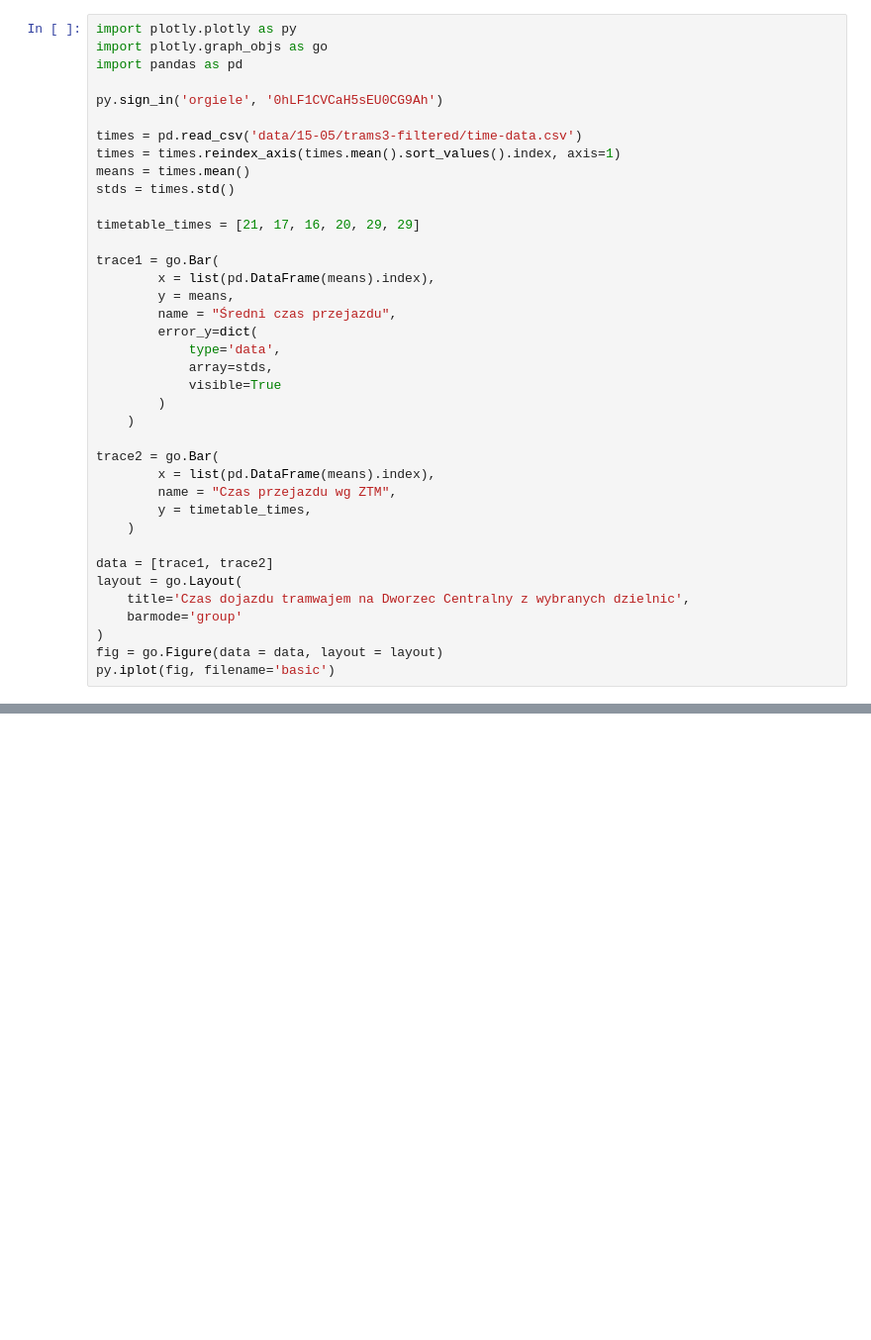
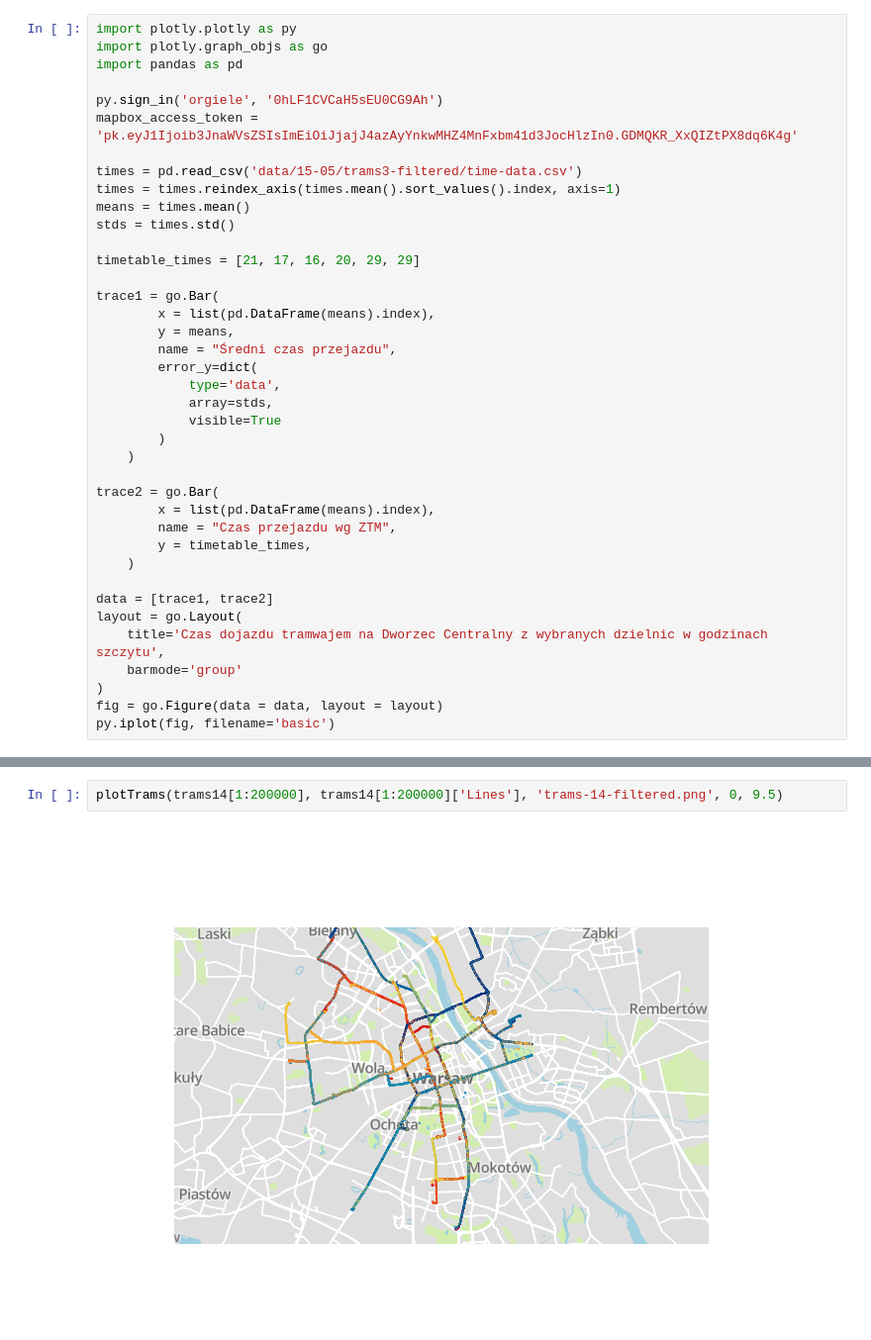
Before and after one commit to L-Dogg/pdrpy_ztm, a Jupyter notebook: trams.ipynb, the cells around one changed output, grey strips where cells are left out. Shown at 99% size. Cells and saved outputs as stored; diff of their text form; blank space fills up the shorter version.

Commit message:
Initial tram report

```diff
--- a/trams.ipynb
+++ b/trams.ipynb
@@ -4,6 +4,7 @@ import plotly.graph_objs as go
 import pandas as pd
 
 py.sign_in('orgiele', '0hLF1CVCaH5sEU0CG9Ah')
+mapbox_access_token = 'pk.eyJ1Ijoib3JnaWVsZSIsImEiOiJjajJ4azAyYnkwMHZ4MnFxbm41d3JocHlzIn0.GDMQKR_XxQIZtPX8dq6K4g'
 
 times = pd.read_csv('data/15-05/trams3-filtered/time-data.csv')
 times = times.reindex_axis(times.mean().sort_values().index, axis=1)
@@ -31,7 +32,7 @@ trace2 = go.Bar(
 
 data = [trace1, trace2]
 layout = go.Layout(
-    title='Czas dojazdu tramwajem na Dworzec Centralny z wybranych dzielnic',
+    title='Czas dojazdu tramwajem na Dworzec Centralny z wybranych dzielnic w godzinach szczytu',
     barmode='group'
 )
 fig = go.Figure(data = data, layout = layout)
@@ -64,0 +112,4 @@ py.iplot(fig, filename='basic')
+# %%
+plotTrams(trams14[1:200000], trams14[1:200000]['Lines'], 'trams-14-filtered.png', 0, 9.5)
+# %% [output]
+[figure, added]
```
Also changed, not shown: parts of 2 cells of this notebook, 3 other files.
